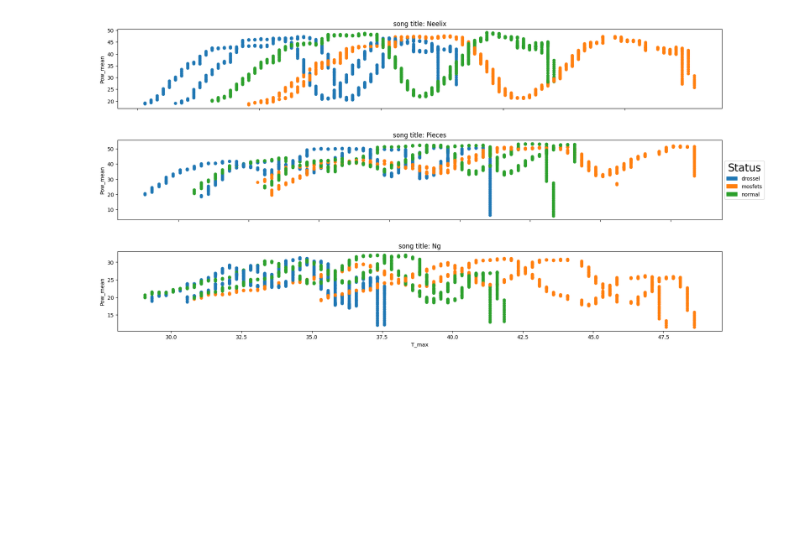
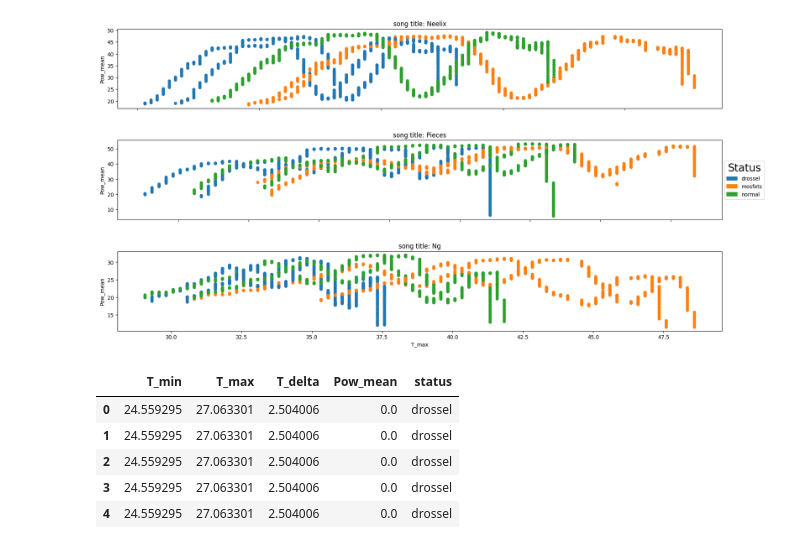
Before and after one commit to sandrosage/Monitoring_Converter_ML, a Jupyter notebook: converter_relevant_operations.ipynb, the cells around one changed output. Drawn from its saved outputs; the diff is of its cells as text; code cells hidden in the pictures; blank space fills up the shorter version.

```diff
--- a/converter_relevant_operations.ipynb
+++ b/converter_relevant_operations.ipynb
@@ -113,3 +113,13 @@ for element in os.listdir(path):
         merged_subset_df = pd.concat([merged_subset_df, Dataframe_processing.make_subsets(df,5000, zw_erg, 100, song_title=None)], ignore_index=True)
 
 merged_subset_df.to_csv("static_merged_data.csv", index = None)
+# %%
+df_static = pd.read_csv("static_merged_data.csv")
+df_static.head()
+# %% [output]
+|  | T_min | T_max | T_delta | Pow_mean | status |
+| 0 | 24.559295 | 27.063301 | 2.504006 | 0.0 | drossel |
+| 1 | 24.559295 | 27.063301 | 2.504006 | 0.0 | drossel |
+| 2 | 24.559295 | 27.063301 | 2.504006 | 0.0 | drossel |
+| 3 | 24.559295 | 27.063301 | 2.504006 | 0.0 | drossel |
+| 4 | 24.559295 | 27.063301 | 2.504006 | 0.0 | drossel |
```
Also changed, not shown: parts of 1 cell of this notebook, 1 other file.
